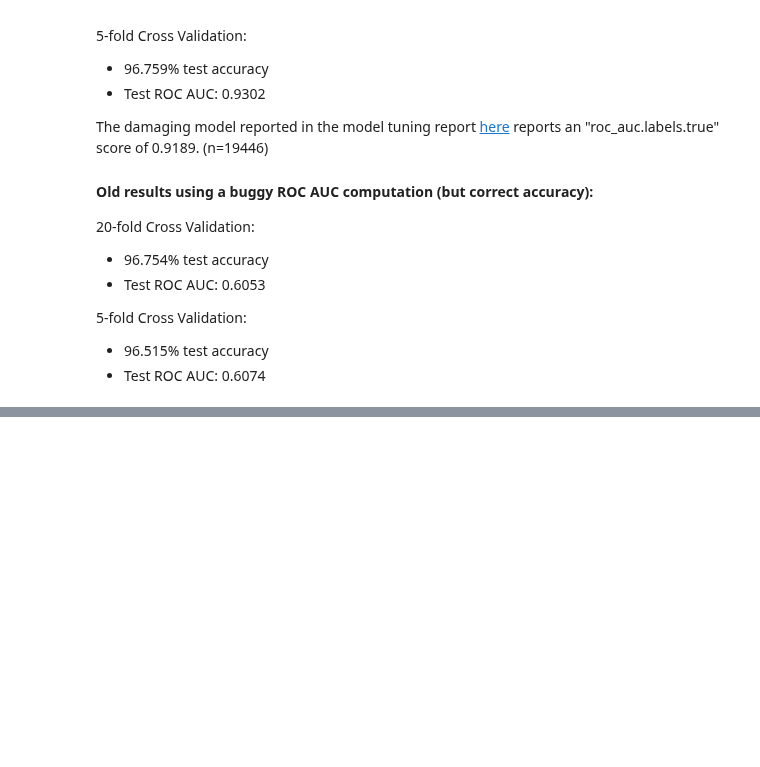
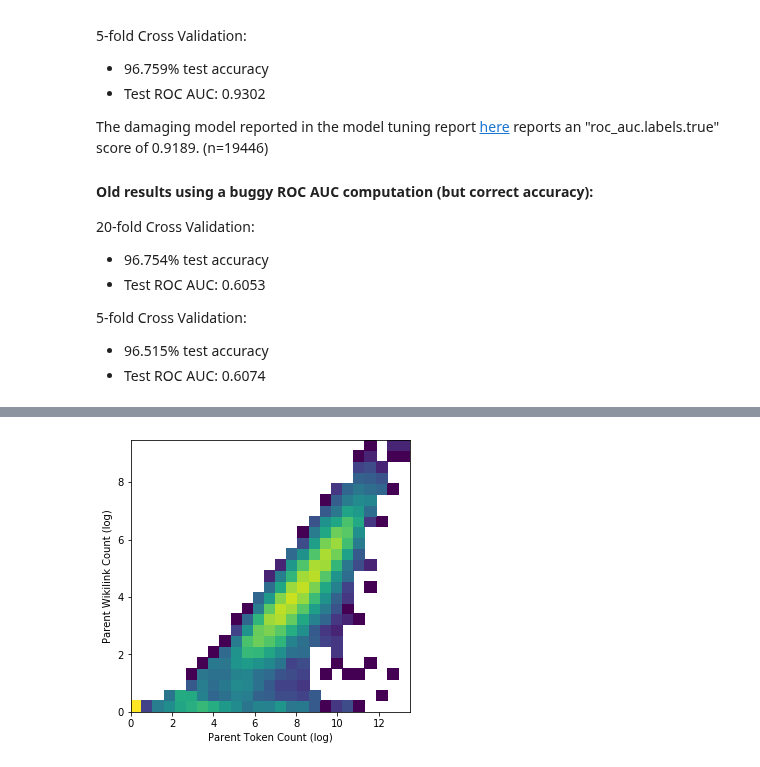
Before and after one commit to levon003/wiki-ores-feedback, a Jupyter notebook: notebook/DamagingClassification.ipynb, the cells around one changed output, grey strips where cells are left out. Saved outputs shown, nothing was run; the diff lists cells and outputs as text; code cells hidden in the pictures; blank space fills up the shorter version.

```diff
--- a/notebook/DamagingClassification.ipynb
+++ b/notebook/DamagingClassification.ipynb
@@ -141,0 +190,10 @@ weighted avg       0.99      0.97      0.98      3869
+# %%
+x = train['feature.log((len(<datasource.tokenized(datasource.revision.parent.text)>) + 1))']
+y = train['feature.log((wikitext.revision.parent.wikilinks + 1))']
+fig, ax = plt.subplots(1, 1, figsize=(5,5))
+plt.hist2d(x, y, bins=25, norm=matplotlib.colors.LogNorm())
+plt.xlabel("Parent Token Count (log)")
+plt.ylabel("Parent Wikilink Count (log)")
+plt.show()
+# %% [output]
+[figure, added]
```
Also changed, not shown: parts of 6 cells of this notebook, 10 other files.
